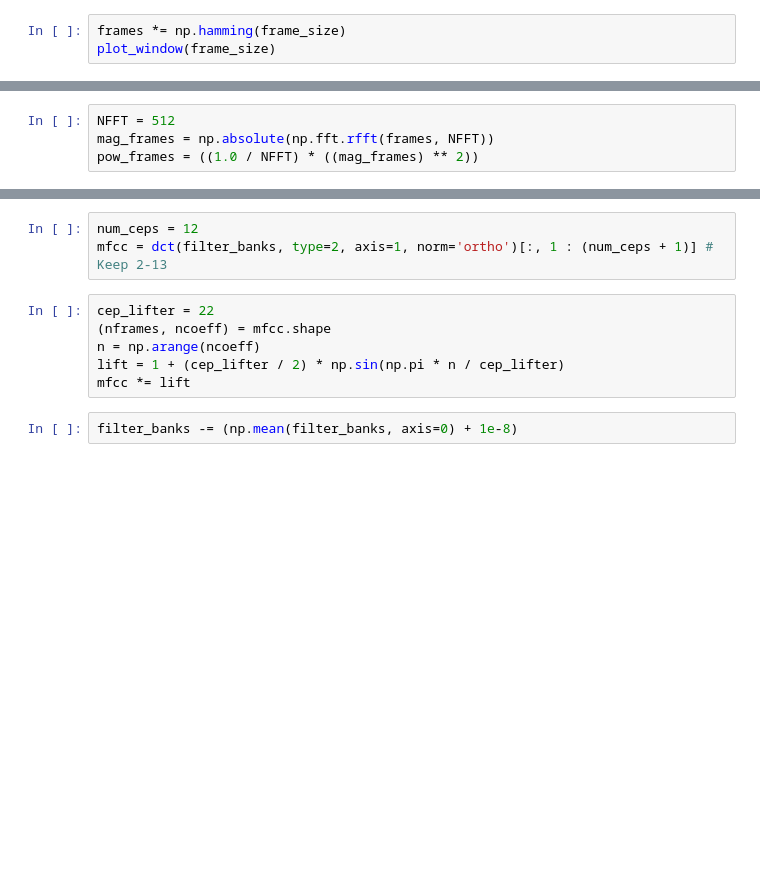
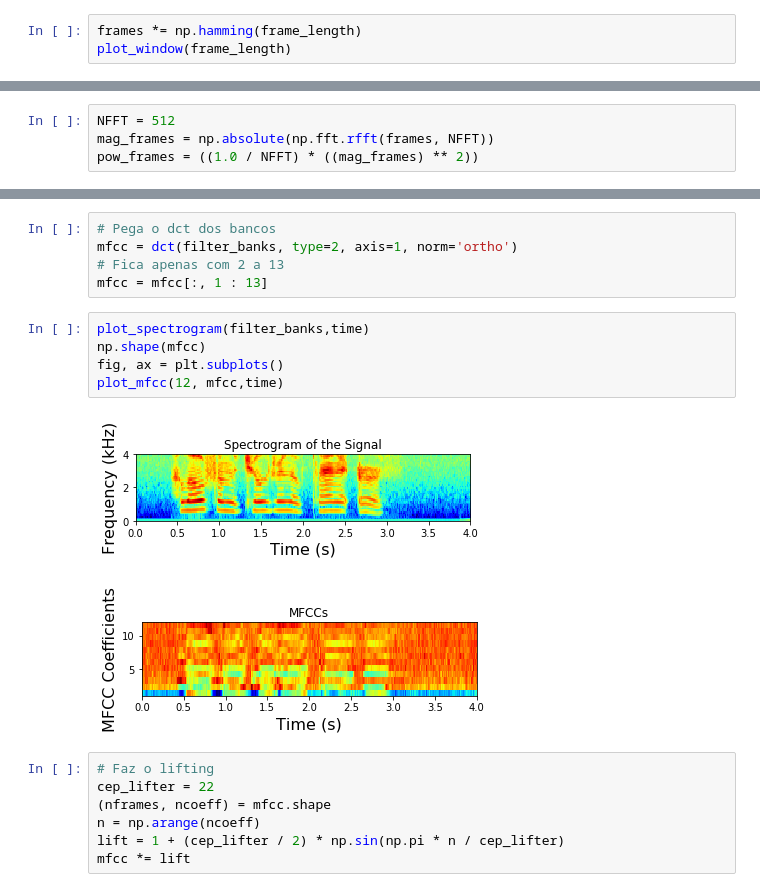
Before and after one commit to leokaplan/inf2608, a Jupyter notebook: T2.ipynb, the cells around one changed output, grey strips where cells are left out. Cells and saved outputs as stored; diff of their text form; blank space fills up the shorter version.

```diff
--- a/T2.ipynb
+++ b/T2.ipynb
@@ -119,5 +124,5 @@ signal,frames,frame_length = split_frames(emphasized_signal,frame_size_t,frame_s
 # %%
-frames *= np.hamming(frame_size)
-plot_window(frame_size)
+frames *= np.hamming(frame_length)
+plot_window(frame_length)
 # %% [output]
 [figure]
@@ -154,11 +170,20 @@ plot_fbank(filter_banks, sample_rate, low_freq_mel)
 # %%
-num_ceps = 12
-mfcc = dct(filter_banks, type=2, axis=1, norm='ortho')[:, 1 : (num_ceps + 1)] # Keep 2-13
+# Pega o dct dos bancos
+mfcc = dct(filter_banks, type=2, axis=1, norm='ortho')
+# Fica apenas com 2 a 13
+mfcc = mfcc[:, 1 : 13]
+# %%
+plot_spectrogram(filter_banks,time)
+np.shape(mfcc)
+fig, ax = plt.subplots()
+plot_mfcc(12, mfcc,time)
+# %% [output]
+[figure, added]
+[figure, added]
 # %%
+# Faz o lifting
 cep_lifter = 22
 (nframes, ncoeff) = mfcc.shape
 n = np.arange(ncoeff)
 lift = 1 + (cep_lifter / 2) * np.sin(np.pi * n / cep_lifter)
 mfcc *= lift
-# %%
-filter_banks -= (np.mean(filter_banks, axis=0) + 1e-8)
```
Also changed, not shown: parts of 17 cells of this notebook, 47 other files.
